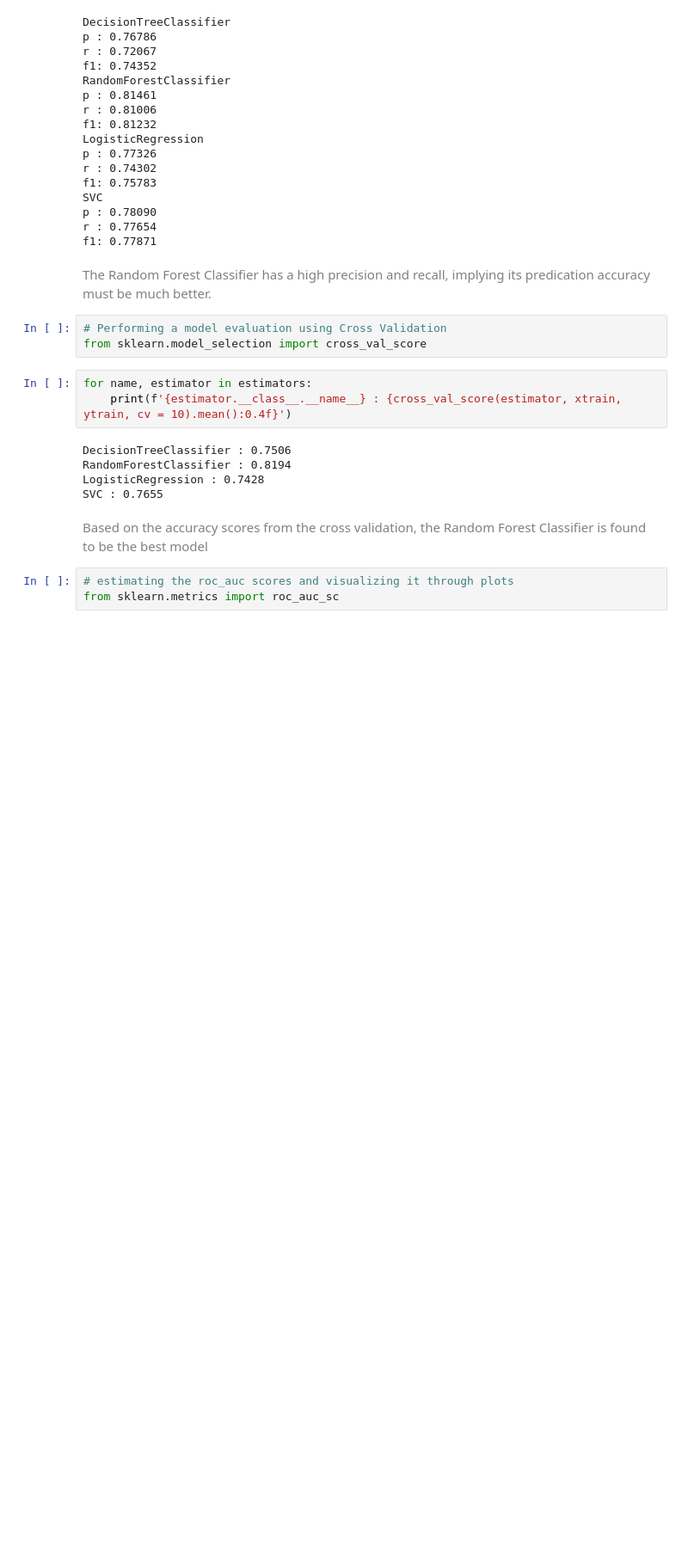
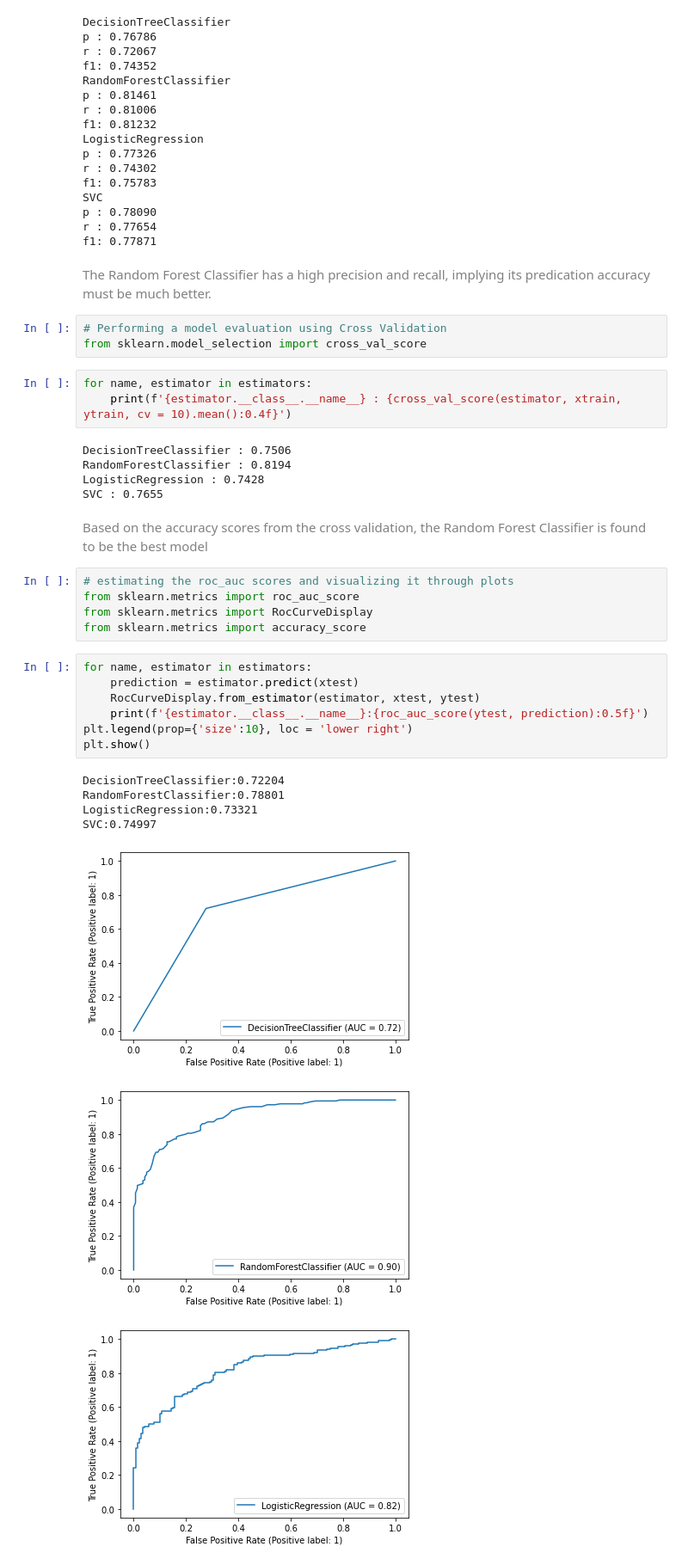
Before and after one commit to zobekenobe/DataTrained-Projects, a Jupyter notebook: Practice Project 3 Red Wine Quality Prediction .ipynb, the cells around one changed output. Shown at 86% size. Cells and saved outputs as stored; diff of their text form; blank space fills up the shorter version.

```diff
--- a/Practice Project 3 Red Wine Quality Prediction .ipynb
+++ b/Practice Project 3 Red Wine Quality Prediction .ipynb
@@ -372,4 +372,21 @@ Based on the accuracy scores from the cross validation, the Random Forest Classi
 </font>
 # %%
 # estimating the roc_auc scores and visualizing it through plots
-from sklearn.metrics import roc_auc_sc
+from sklearn.metrics import roc_auc_score
+from sklearn.metrics import RocCurveDisplay
+from sklearn.metrics import accuracy_score
+# %%
+for name, estimator in estimators:
+    prediction = estimator.predict(xtest)
+    RocCurveDisplay.from_estimator(estimator, xtest, ytest)
+    print(f'{estimator.__class__.__name__}:{roc_auc_score(ytest, prediction):0.5f}')
+plt.legend(prop={'size':10}, loc = 'lower right')
+plt.show()
+# %% [output]
+DecisionTreeClassifier:0.72204
+RandomForestClassifier:0.78801
+LogisticRegression:0.73321
+SVC:0.74997
+[figure, added]
+[figure, added]
+[figure, added]
```
Also changed, not shown: parts of 10 cells of this notebook, 1 other file.
